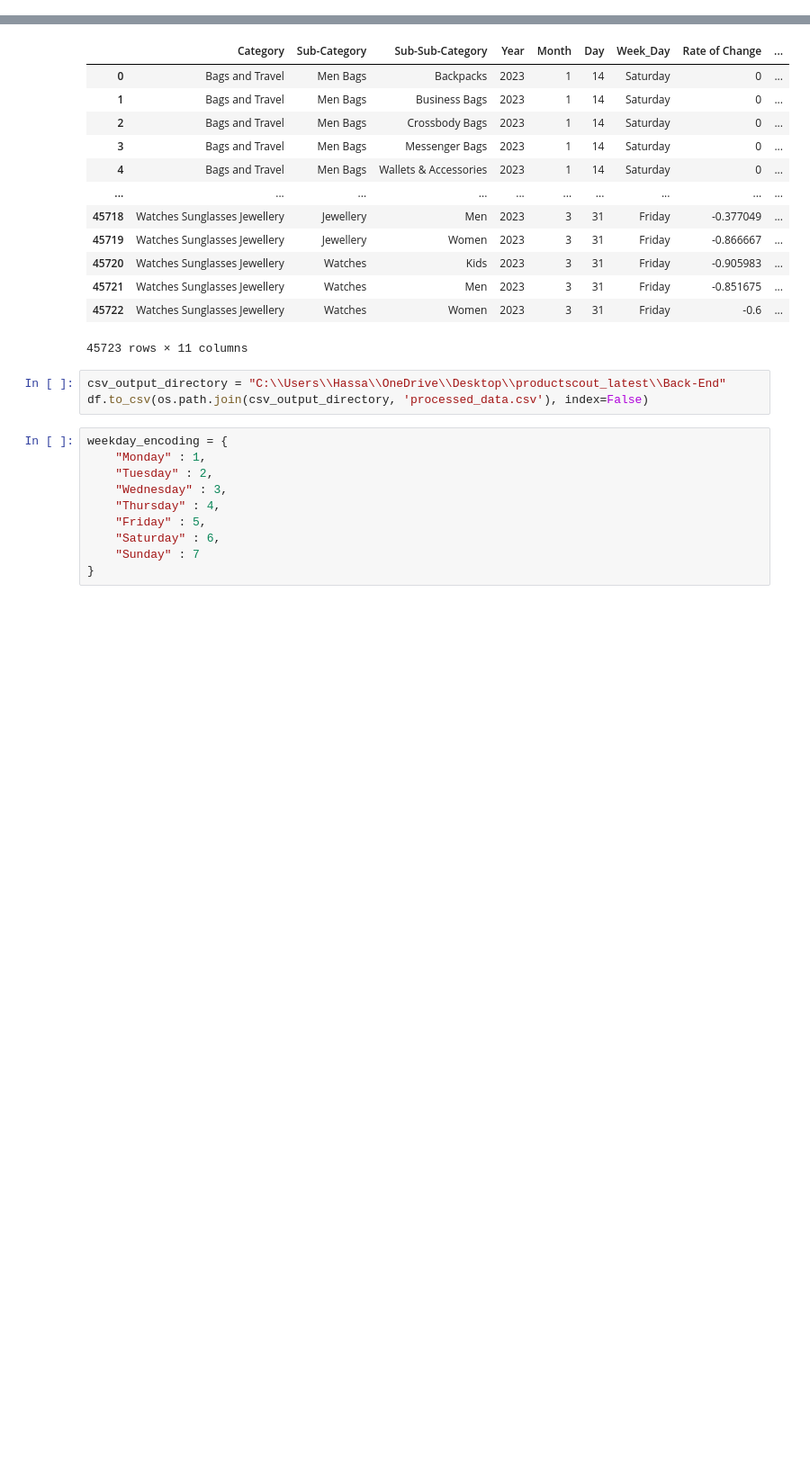
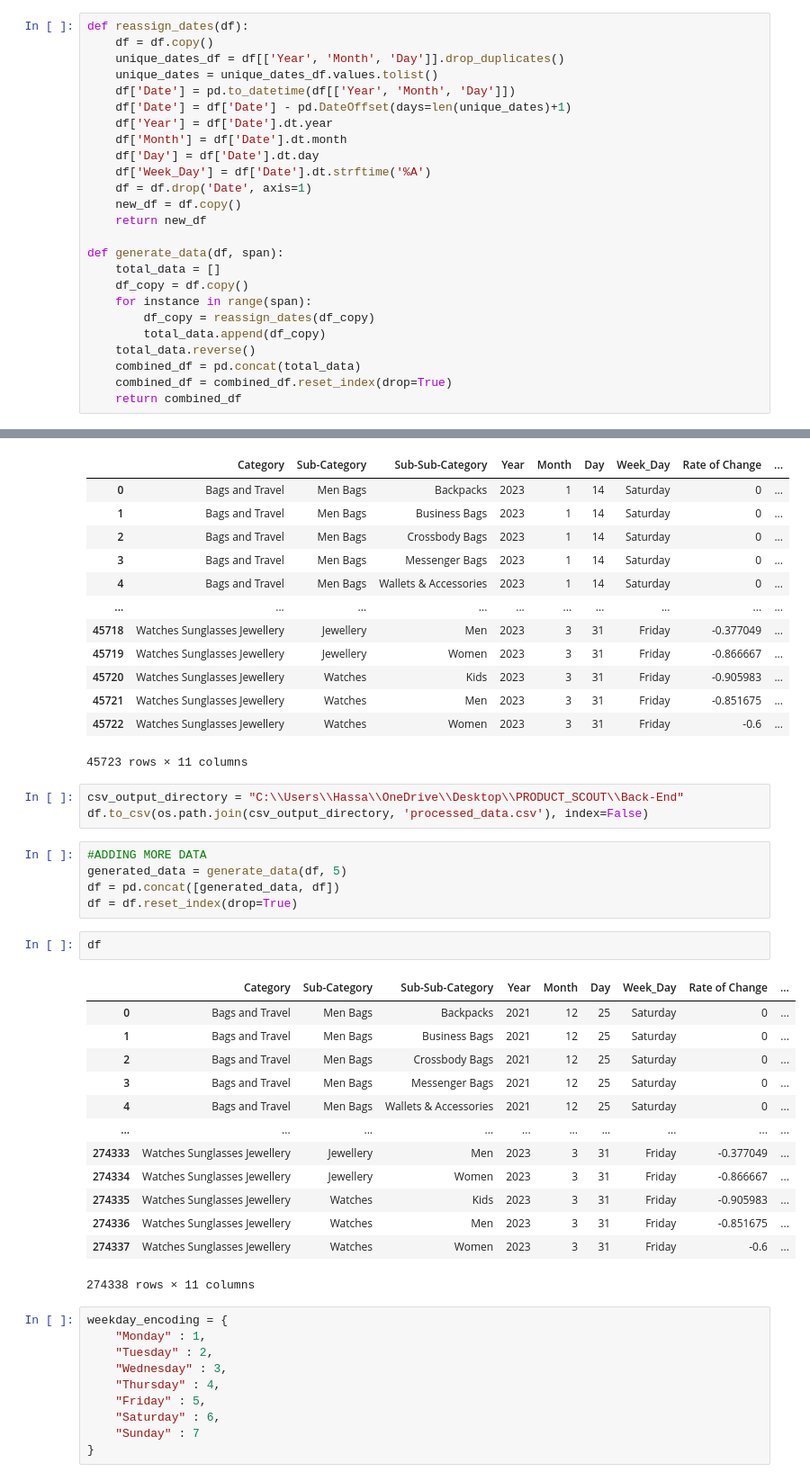
Before and after one commit to apophis-web/ProductScout, a Jupyter notebook: Model-Training/everything everywhere all at once.ipynb, the cells around one changed output, grey strips where cells are left out. Shown at 90% size. Cells and saved outputs as stored; diff of their text form; blank space fills up the shorter version.

```diff
--- a/Model-Training/everything everywhere all at once.ipynb
+++ b/Model-Training/everything everywhere all at once.ipynb
@@ -204,6 +183,31 @@ df.sort_index(axis = 0)
 | 46094 | Watches Sunglasses Jewellery | Watches | Men | 2023 | 3 | 31 | Friday | -0.851675 | ... |
 | 46095 | Watches Sunglasses Jewellery | Watches | Women | 2023 | 3 | 31 | Friday | -0.6 | ... |
 46096 rows × 11 columns
+# %%
+def reassign_dates(df):
+    df = df.copy()
+    unique_dates_df = df[['Year', 'Month', 'Day']].drop_duplicates()
+    unique_dates = unique_dates_df.values.tolist()
+    df['Date'] = pd.to_datetime(df[['Year', 'Month', 'Day']])
+    df['Date'] = df['Date'] - pd.DateOffset(days=len(unique_dates)+1)
+    df['Year'] = df['Date'].dt.year
+    df['Month'] = df['Date'].dt.month
+    df['Day'] = df['Date'].dt.day
+    df['Week_Day'] = df['Date'].dt.strftime('%A')
+    df = df.drop('Date', axis=1)
+    new_df = df.copy()
+    return new_df
+
+def generate_data(df, span):
+    total_data = []
+    df_copy = df.copy()
+    for instance in range(span):
+        df_copy = reassign_dates(df_copy)
+        total_data.append(df_copy)
+    total_data.reverse()
+    combined_df = pd.concat(total_data)
+    combined_df = combined_df.reset_index(drop=True)
+    return combined_df
 # %%
 def remove_outliers_using_zscore(df, column_name, z_threshold=1.96):
     mean = df[column_name].mean()
@@ -241,8 +243,29 @@ df
 | 45722 | Watches Sunglasses Jewellery | Watches | Women | 2023 | 3 | 31 | Friday | -0.6 | ... |
 45723 rows × 11 columns
 # %%
-csv_output_directory = "C:\\Users\\Hassa\\OneDrive\\Desktop\\productscout_latest\\Back-End"
+csv_output_directory = "C:\\Users\\Hassa\\OneDrive\\Desktop\\PRODUCT_SCOUT\\Back-End"
 df.to_csv(os.path.join(csv_output_directory, 'processed_data.csv'), index=False)
+# %%
+#ADDING MORE DATA
+generated_data = generate_data(df, 5)
+df = pd.concat([generated_data, df])
+df = df.reset_index(drop=True)
+# %%
+df
+# %% [output]
+|  | Category | Sub-Category | Sub-Sub-Category | Year | Month | Day | Week_Day | Rate of Change | ... |
+| 0 | Bags and Travel | Men Bags | Backpacks | 2021 | 12 | 25 | Saturday | 0 | ... |
+| 1 | Bags and Travel | Men Bags | Business Bags | 2021 | 12 | 25 | Saturday | 0 | ... |
+| 2 | Bags and Travel | Men Bags | Crossbody Bags | 2021 | 12 | 25 | Saturday | 0 | ... |
+| 3 | Bags and Travel | Men Bags | Messenger Bags | 2021 | 12 | 25 | Saturday | 0 | ... |
+| 4 | Bags and Travel | Men Bags | Wallets & Accessories | 2021 | 12 | 25 | Saturday | 0 | ... |
+| ... | ... | ... | ... | ... | ... | ... | ... | ... | ... |
+| 274333 | Watches Sunglasses Jewellery | Jewellery | Men | 2023 | 3 | 31 | Friday | -0.377049 | ... |
+| 274334 | Watches Sunglasses Jewellery | Jewellery | Women | 2023 | 3 | 31 | Friday | -0.866667 | ... |
+| 274335 | Watches Sunglasses Jewellery | Watches | Kids | 2023 | 3 | 31 | Friday | -0.905983 | ... |
+| 274336 | Watches Sunglasses Jewellery | Watches | Men | 2023 | 3 | 31 | Friday | -0.851675 | ... |
+| 274337 | Watches Sunglasses Jewellery | Watches | Women | 2023 | 3 | 31 | Friday | -0.6 | ... |
+274338 rows × 11 columns
 # %%
 weekday_encoding = {
     "Monday" : 1,
```
Also changed, not shown: parts of 5 cells of this notebook, 1 other file.
